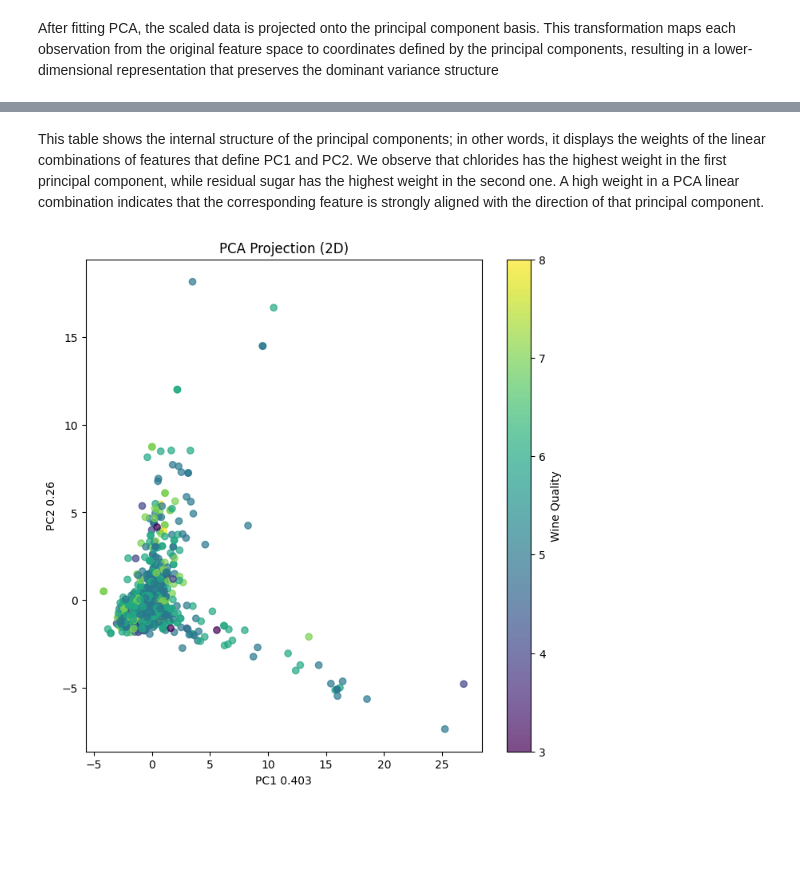
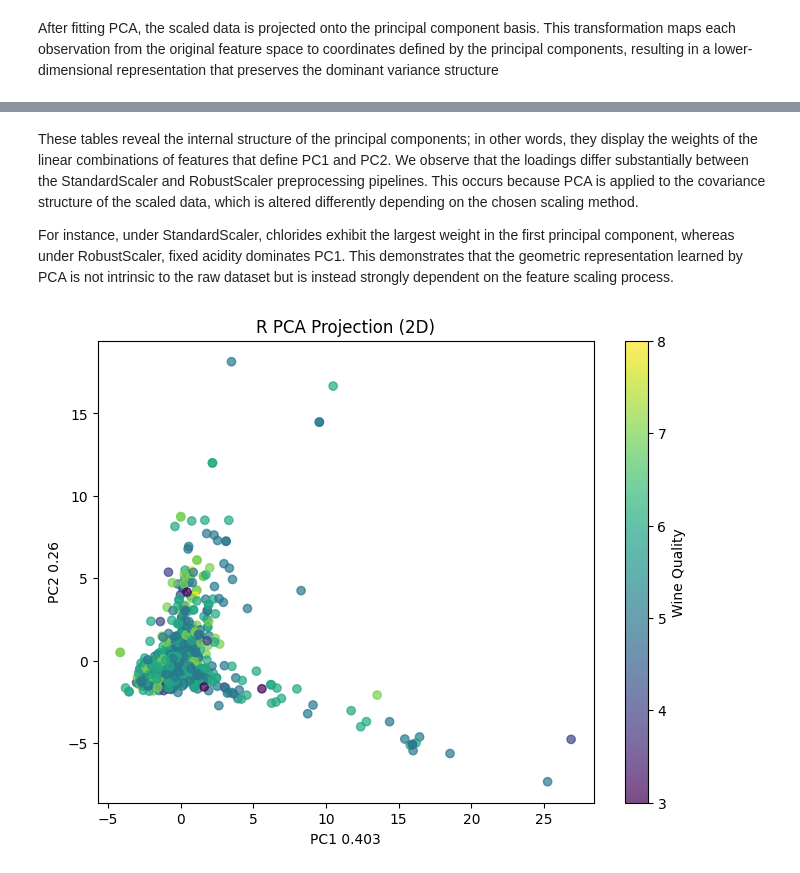
Before and after one commit to Leop-SR/Intrinsic-vs-Projected-Neighbors, a Jupyter notebook: notebooks/03_pca_geometry.ipynb, the cells around one changed output, grey strips where cells are left out. Drawn from its saved outputs; the diff is of its cells as text; code cells hidden in the pictures; blank space fills up the shorter version.

Commit message:
PCA analysis using Robust Scaler and Standard Scaler

```diff
--- a/notebooks/03_pca_geometry.ipynb
+++ b/notebooks/03_pca_geometry.ipynb
@@ -22,4 +15,4 @@ df.head()
 # %%
 quality = df['quality']
-df_scaled = robust_scaling(df.drop(['quality', 'Id'], axis=1))
-df_scaled
+df_robust_scaled = robust_scaling(df.drop(['quality', 'Id'], axis=1))
+df_standard_scaled = standarization(df.drop(['quality','Id'], axis=1))
@@ -41,11 +20,13 @@ df_scaled
 Before applying PCA, the target variable (quality) was separated from the dataset. Since PCA operates exclusively on the feature space and is an unsupervised linear transformation, only the scaled features were used for dimensionality reduction.
 # %%
 from sklearn.decomposition import PCA
-pca_2d = PCA(n_components=2)
+pca_2d_rob= PCA(n_components=2)
+pca_2d_std = PCA(n_components=2)
 # %% [markdown]
 To analyze the geometric behavior or PCA, we define first a PCA transformation with two principal components. This allow us to study how the original feature space is projected onto a lower-dimensional orthogonal subespace.
 # %%
-pca_2d.fit(df_scaled)
+pca_2d_rob.fit(df_robust_scaled)
+pca_2d_std.fit(df_standard_scaled)
 # %% [output]
 PCA(n_components=2)
 # %% [markdown]
@@ -53,5 +34,7 @@ The PCA model is fitted using the scaled feature matrix. During this step, PCA i
 # %%
-df_pca_2d = pca_2d.transform(df_scaled)
-data_2d = pd.DataFrame(df_pca_2d, columns=['PC 1', 'PC 2'])
-data_2d
+df_rob_pca_2d = pca_2d_rob.transform(df_robust_scaled)
+df_std_pca_2d = pca_2d_std.transform(df_standard_scaled)
+df_rob_pca_2d = pd.DataFrame(df_rob_pca_2d, columns=['R PC1', 'R PC2'])
+df_std_pca_2d = pd.DataFrame(df_std_pca_2d, columns=['Z PC1', 'Z PC2'])
+df_std_pca_2d
 # %% [output]
@@ -94,14 +104,16 @@ loadings
 # %% [markdown]
-This table shows the internal structure of the principal components; in other words, it displays the weights of the linear combinations of features that define PC1 and PC2. We observe that chlorides has the highest weight in the first principal component, while residual sugar has the highest weight in the second one. A high weight in a PCA linear combination indicates that the corresponding feature is strongly aligned with the direction of that principal component.
+These tables reveal the internal structure of the principal components; in other words, they display the weights of the linear combinations of features that define PC1 and PC2. We observe that the loadings differ substantially between the StandardScaler and RobustScaler preprocessing pipelines. This occurs because PCA is applied to the covariance structure of the scaled data, which is altered differently depending on the chosen scaling method.
+
+For instance, under StandardScaler, chlorides exhibit the largest weight in the first principal component, whereas under RobustScaler, fixed acidity dominates PC1. This demonstrates that the geometric representation learned by PCA is not intrinsic to the raw dataset but is instead strongly dependent on the feature scaling process.
 # %%
 import matplotlib.pyplot as plt
 
-plt.figure(figsize=(8,8))
-scatter = plt.scatter( df_pca_2d[:, 0], df_pca_2d[:, 1], c=quality, alpha=0.7)
-plt.xlabel(f"PC1 {pca_2d.explained_variance_ratio_[0].round(3)}")
-plt.ylabel(f"PC2 {pca_2d.explained_variance_ratio_[1].round(3)}")
-plt.title("PCA Projection (2D)")
+plt.figure(figsize=(8,6))
+scatter = plt.scatter(df_rob_pca_2d['R PC1'], df_rob_pca_2d['R PC2'], c=quality, alpha=0.7)
+plt.xlabel(f"PC1 {pca_2d_rob.explained_variance_ratio_[0].round(3)}")
+plt.ylabel(f"PC2 {pca_2d_rob.explained_variance_ratio_[1].round(3)}")
+plt.title("R PCA Projection (2D)")
 plt.colorbar(scatter, label="Wine Quality")
 plt.show()
 # %% [output]
-[figure, old version]
+[figure, new version]
```
Also changed, not shown: parts of 16 cells of this notebook, 1 other file.
